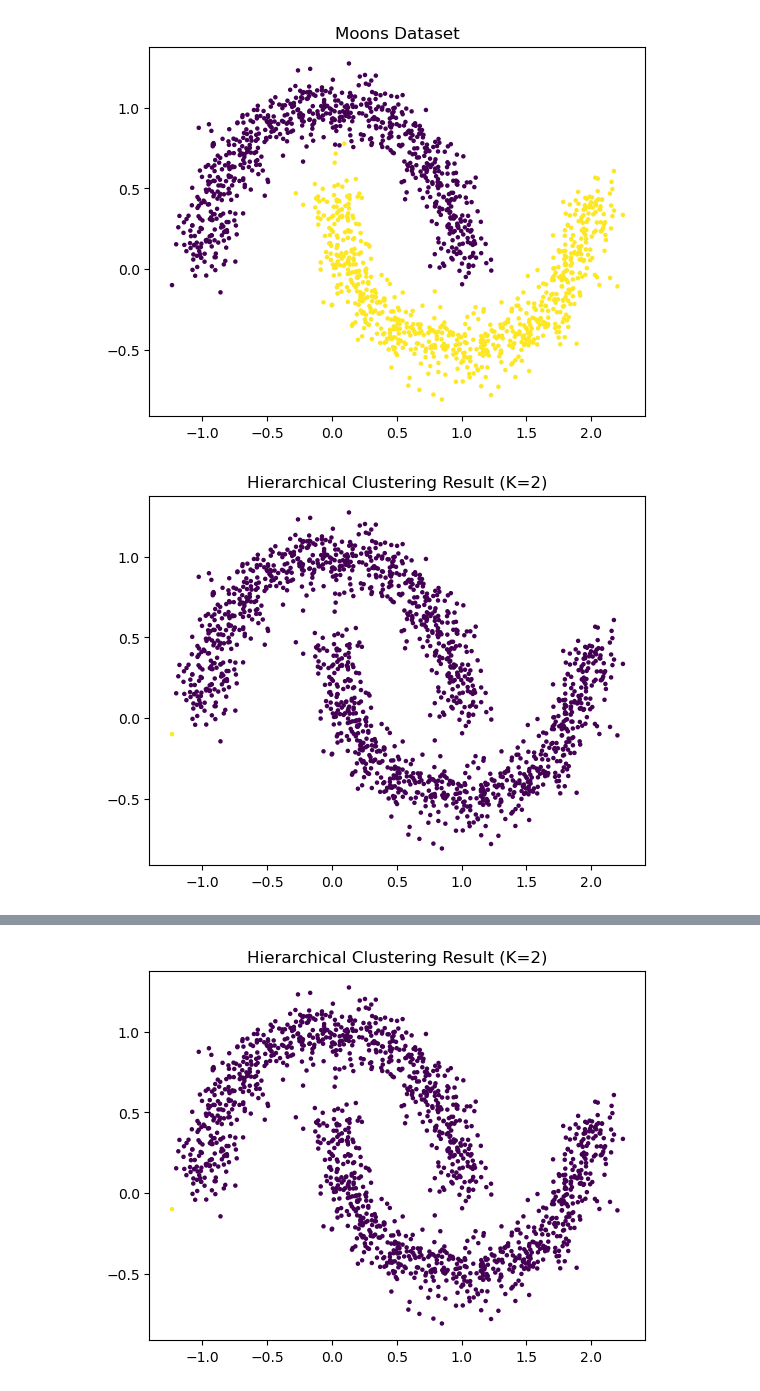
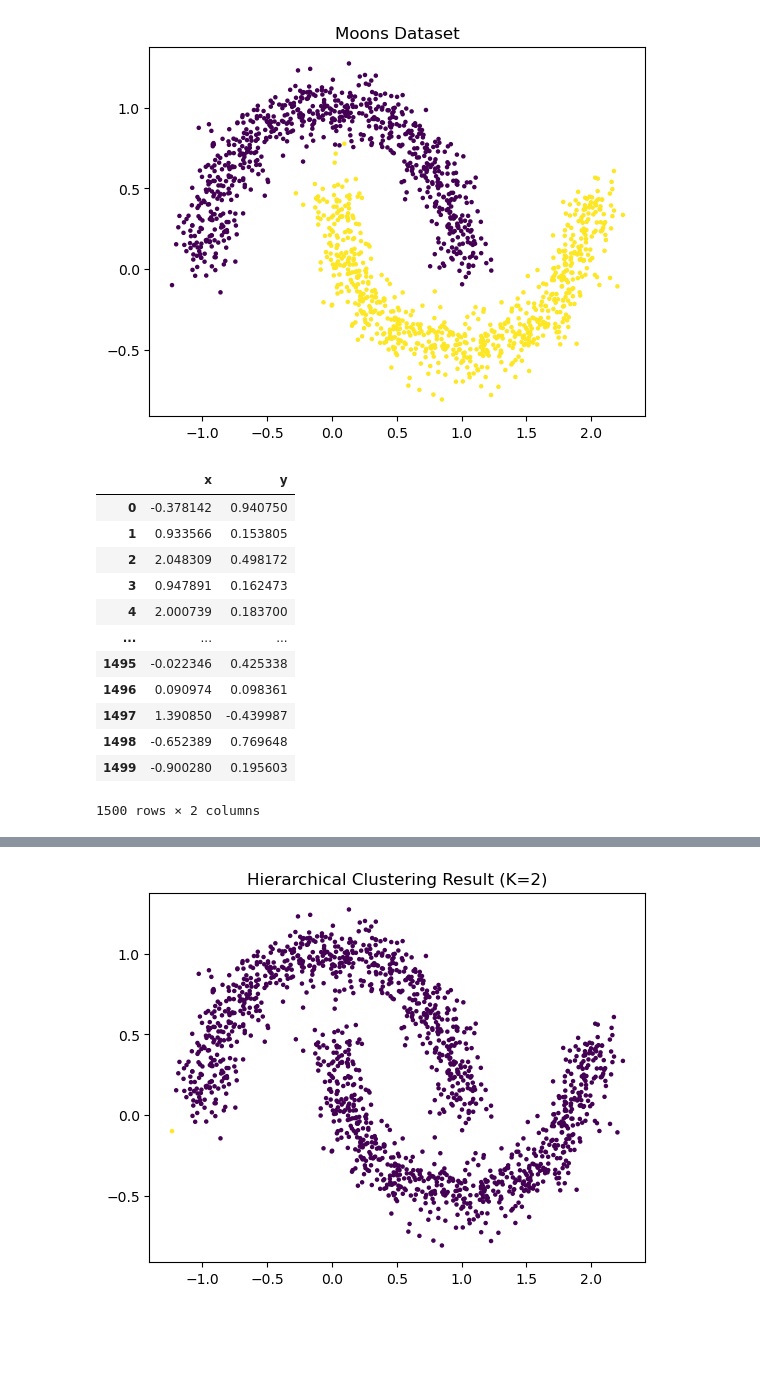
Before and after one commit to twahih/DM5230, a Jupyter notebook: HWK3/Problem4.ipynb, the cells around one changed output, grey strips where cells are left out. Cells and saved outputs as stored; diff of their text form; code cells hidden in the pictures; blank space fills up the shorter version.

```diff
--- a/HWK3/Problem4.ipynb
+++ b/HWK3/Problem4.ipynb
@@ -51,16 +52,3 @@ class HierarchicalClustering:
         self.labels[self.labels > threshold_label] = threshold_label + 1
 
         return self.labels
-
-
-# Run hierarchical clustering on moons dataset
-hc = HierarchicalClustering(n_clusters=2)
-hc.fit(X)
-labels = hc.cut_tree(n_clusters=2)
-
-# Plot the clustering result
-plt.scatter(X[:, 0], X[:, 1], c=labels, s=5)
-plt.title("Hierarchical Clustering Result (K=2)")
-plt.show()
-# %% [output]
-[figure, removed]
@@ -66,0 +62,16 @@ plt.show()
+# %%
+X
+# %% [output]
+|  | x | y |
+| 0 | -0.378142 | 0.940750 |
+| 1 | 0.933566 | 0.153805 |
+| 2 | 2.048309 | 0.498172 |
+| 3 | 0.947891 | 0.162473 |
+| 4 | 2.000739 | 0.183700 |
+| ... | ... | ... |
+| 1495 | -0.022346 | 0.425338 |
+| 1496 | 0.090974 | 0.098361 |
+| 1497 | 1.390850 | -0.439987 |
+| 1498 | -0.652389 | 0.769648 |
+| 1499 | -0.900280 | 0.195603 |
+1500 rows × 2 columns
```
Also changed, not shown: parts of 10 cells of this notebook.
